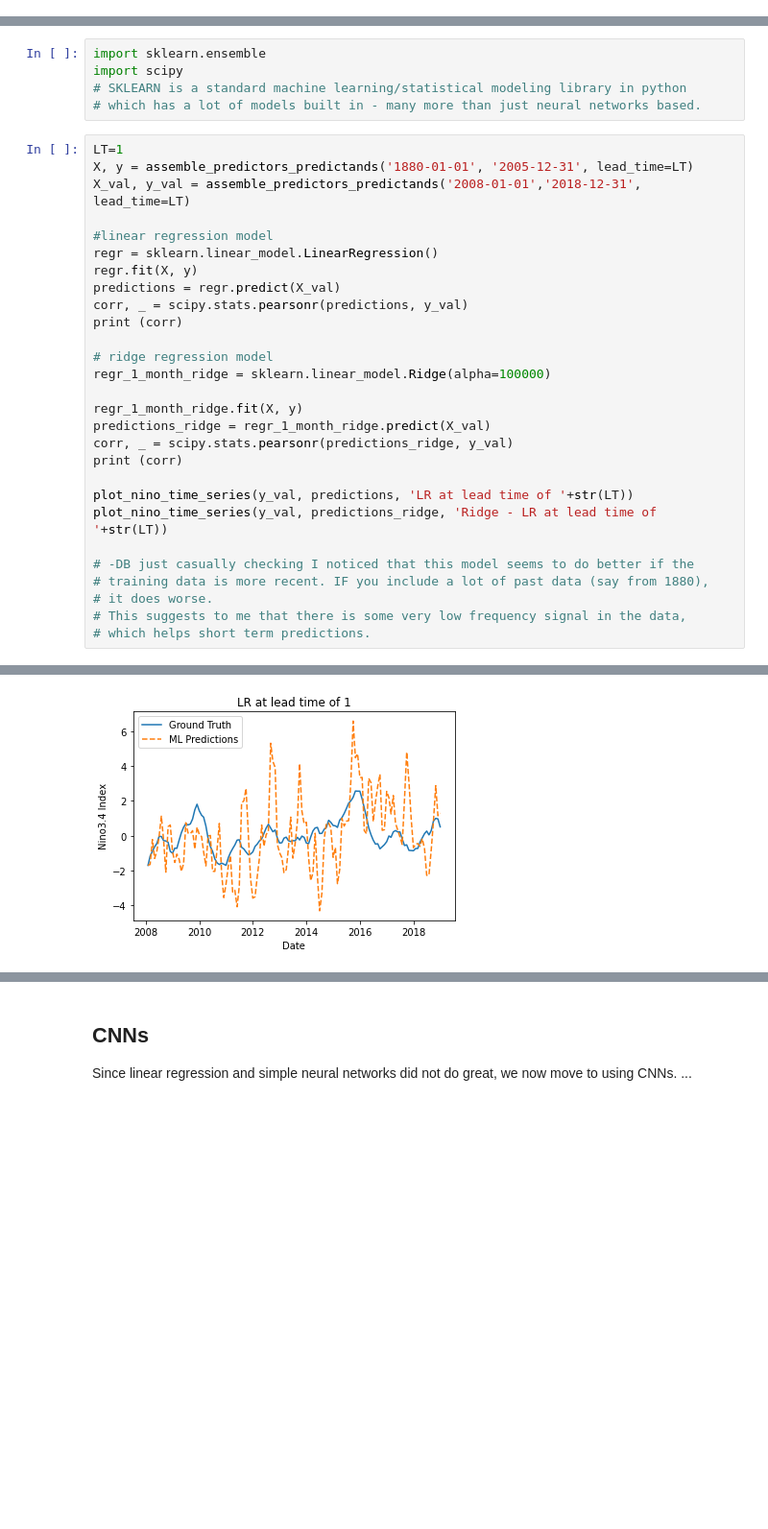
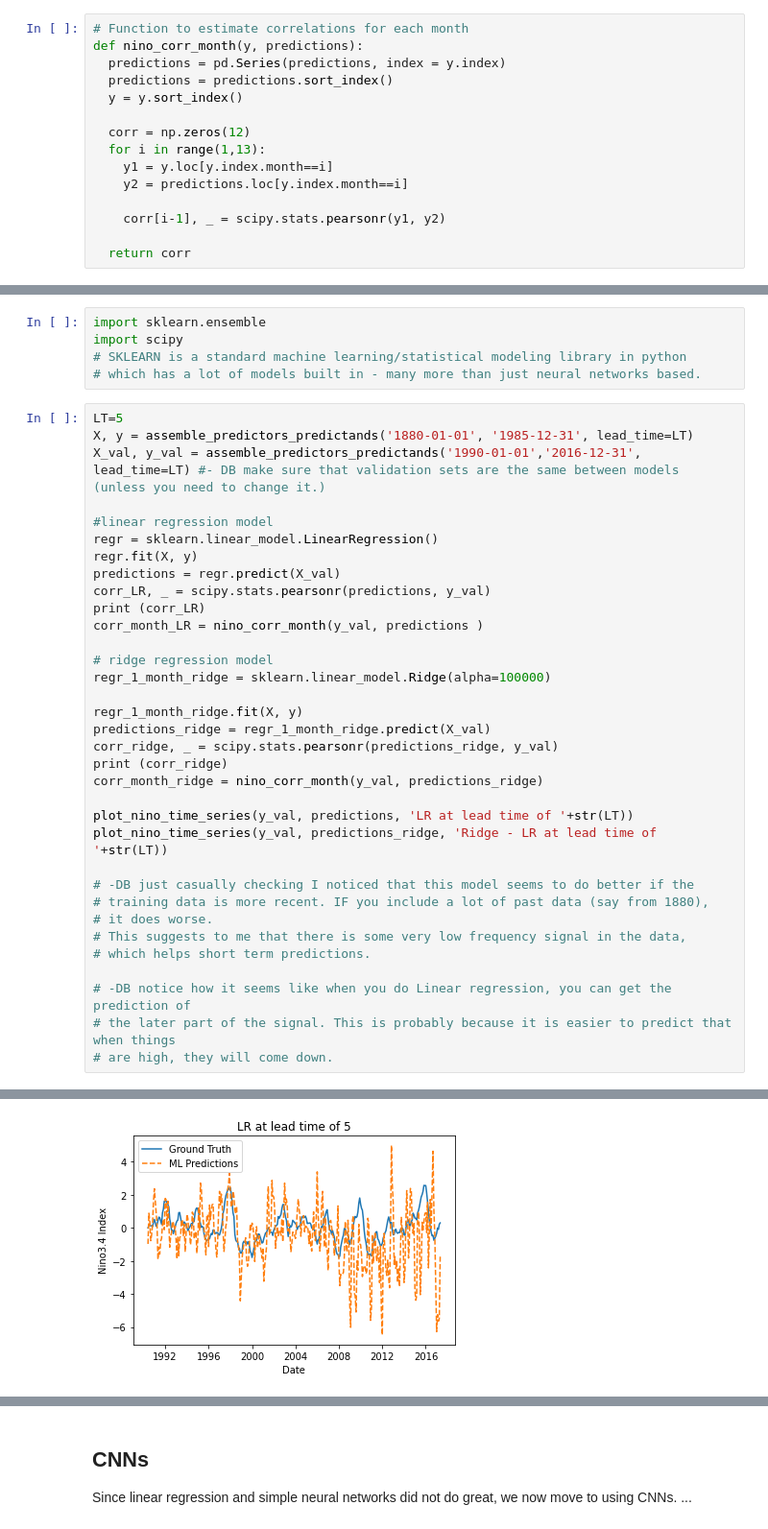
Before and after one commit to dhruvbalwada/enso_prediction_ML, a Jupyter notebook: ClimateAI.ipynb, the cells around one changed output, grey strips where cells are left out. Shown at 96% size. Drawn from its saved outputs; the diff is of its cells as text; blank space fills up the shorter version.

```diff
--- a/ClimateAI.ipynb
+++ b/ClimateAI.ipynb
@@ -241,6 +243,21 @@ def plot_nino_time_series(y, predictions, title):
   plt.xlabel('Date')
   plt.show()
   plt.close()
+# %%
+# Function to estimate correlations for each month
+def nino_corr_month(y, predictions):
+  predictions = pd.Series(predictions, index = y.index)
+  predictions = predictions.sort_index()
+  y = y.sort_index()
+
+  corr = np.zeros(12)
+  for i in range(1,13):
+    y1 = y.loc[y.index.month==i]
+    y2 = predictions.loc[y.index.month==i]
+
+    corr[i-1], _ = scipy.stats.pearsonr(y1, y2)
+
+  return corr
 # %%
 #load train data and train labels
 X, y = assemble_predictors_predictands('1880-01-01', '2005-12-31', 1)
@@ -387,24 +508,26 @@ import scipy
 # SKLEARN is a standard machine learning/statistical modeling library in python
 # which has a lot of models built in - many more than just neural networks based.
 # %%
-LT=1
-X, y = assemble_predictors_predictands('1880-01-01', '2005-12-31', lead_time=LT)
-X_val, y_val = assemble_predictors_predictands('2008-01-01','2018-12-31', lead_time=LT)
+LT=5
+X, y = assemble_predictors_predictands('1880-01-01', '1985-12-31', lead_time=LT)
+X_val, y_val = assemble_predictors_predictands('1990-01-01','2016-12-31', lead_time=LT) #- DB make sure that validation sets are the same between models (unless you need to change it.)
 
 #linear regression model
 regr = sklearn.linear_model.LinearRegression()
 regr.fit(X, y)
 predictions = regr.predict(X_val)
-corr, _ = scipy.stats.pearsonr(predictions, y_val)
-print (corr)
+corr_LR, _ = scipy.stats.pearsonr(predictions, y_val)
+print (corr_LR)
+corr_month_LR = nino_corr_month(y_val, predictions )
 
 # ridge regression model
 regr_1_month_ridge = sklearn.linear_model.Ridge(alpha=100000)
 
 regr_1_month_ridge.fit(X, y)
 predictions_ridge = regr_1_month_ridge.predict(X_val)
-corr, _ = scipy.stats.pearsonr(predictions_ridge, y_val)
-print (corr)
+corr_ridge, _ = scipy.stats.pearsonr(predictions_ridge, y_val)
+print (corr_ridge)
+corr_month_ridge = nino_corr_month(y_val, predictions_ridge)
 
 plot_nino_time_series(y_val, predictions, 'LR at lead time of '+str(LT))
 plot_nino_time_series(y_val, predictions_ridge, 'Ridge - LR at lead time of '+str(LT))
@@ -414,4 +537,8 @@ plot_nino_time_series(y_val, predictions_ridge, 'Ridge - LR at lead time of '+st
 # it does worse.
 # This suggests to me that there is some very low frequency signal in the data,
 # which helps short term predictions.
+
+# -DB notice how it seems like when you do Linear regression, you can get the prediction of
+# the later part of the signal. This is probably because it is easier to predict that when things
+# are high, they will come down.
 # %% [output]
@@ -420 +547 @@ plot_nino_time_series(y_val, predictions_ridge, 'Ridge - LR at lead time of '+st
-[figure, old version]
+[figure, new version]
```
Also changed, not shown: parts of 29 cells of this notebook.
